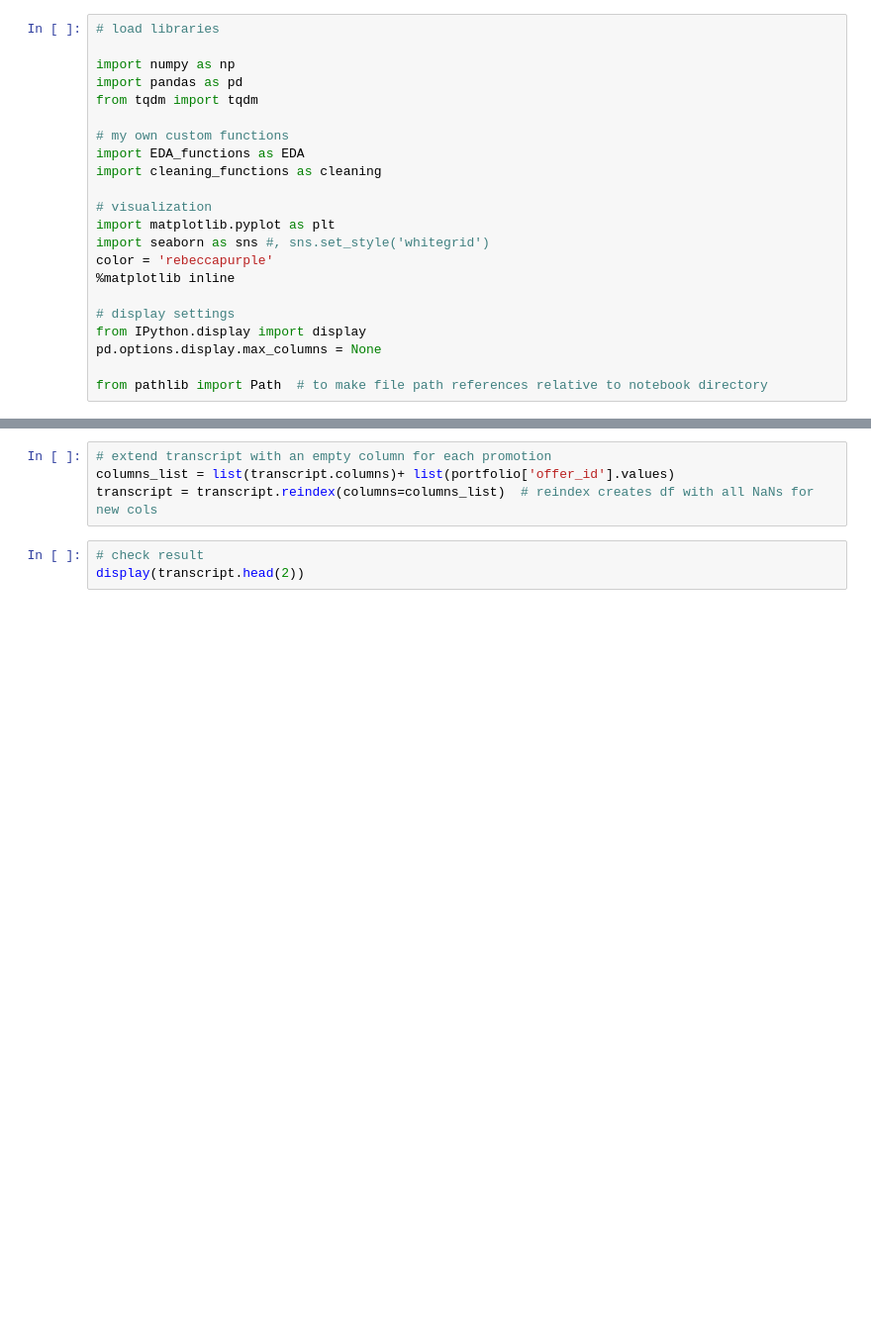
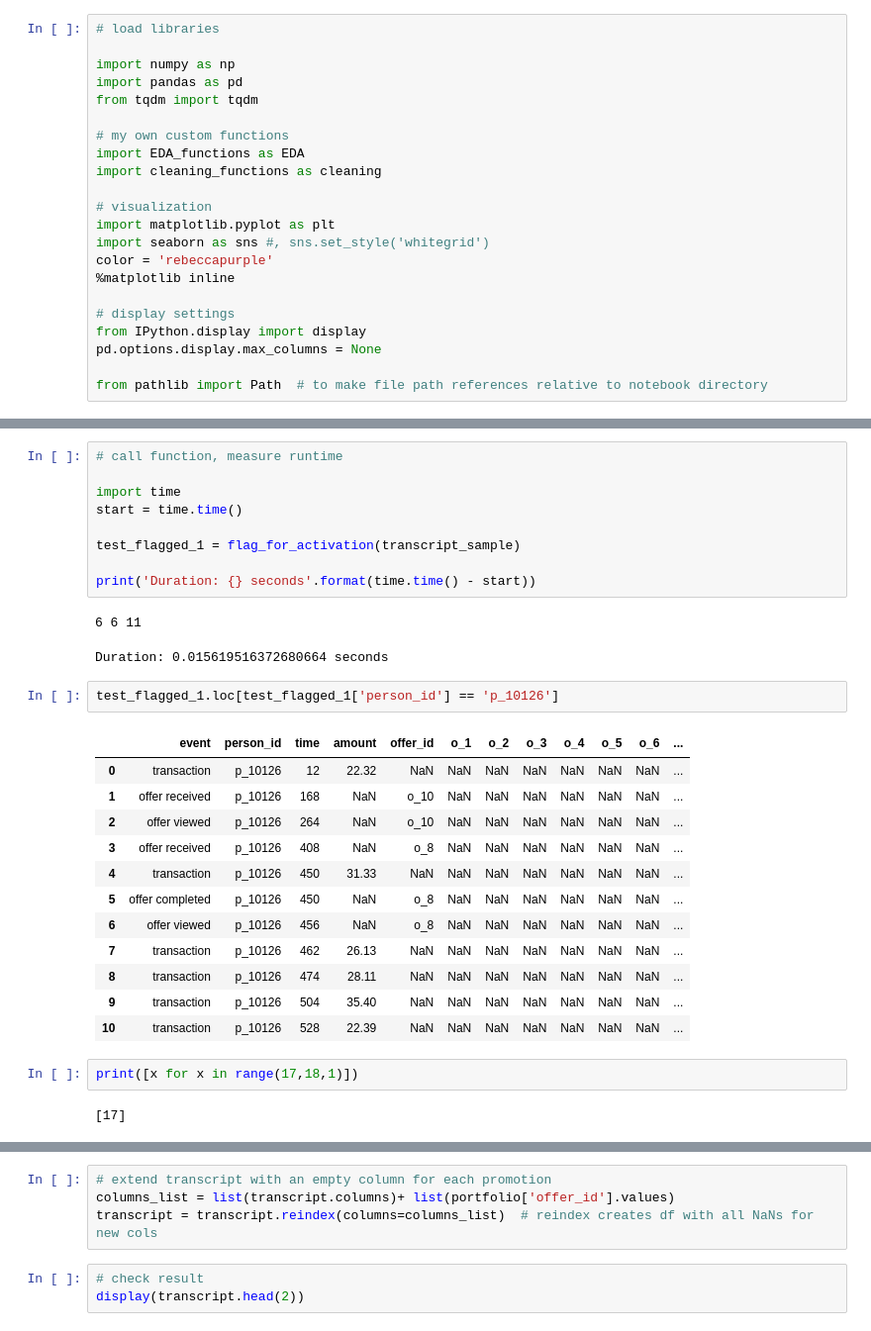
Before and after one commit to rbuerki/segmentation-challenge-starbucks, a Jupyter notebook: trashcan/temp_transaction flagging.ipynb, the cells around one changed output, grey strips where cells are left out. Shown at 99% size. Drawn from its saved outputs; the diff is of its cells as text; blank space fills up the shorter version.

```diff
--- a/trashcan/temp_transaction flagging.ipynb
+++ b/trashcan/temp_transaction flagging.ipynb
@@ -84,0 +99,31 @@ Categories (4, object): [offer received, offer viewed, transaction, offer comple
+# %%
+# call function, measure runtime
+
+import time
+start = time.time()
+
+test_flagged_1 = flag_for_activation(transcript_sample)
+
+print('Duration: {} seconds'.format(time.time() - start))
+# %% [output]
+6 6 11
+Duration: 0.015619516372680664 seconds
+# %%
+test_flagged_1.loc[test_flagged_1['person_id'] == 'p_10126']
+# %% [output]
+|  | event | person_id | time | amount | offer_id | o_1 | o_2 | o_3 | o_4 | o_5 | o_6 | ... |
+| 0 | transaction | p_10126 | 12 | 22.32 | NaN | NaN | NaN | NaN | NaN | NaN | NaN | ... |
+| 1 | offer received | p_10126 | 168 | NaN | o_10 | NaN | NaN | NaN | NaN | NaN | NaN | ... |
+| 2 | offer viewed | p_10126 | 264 | NaN | o_10 | NaN | NaN | NaN | NaN | NaN | NaN | ... |
+| 3 | offer received | p_10126 | 408 | NaN | o_8 | NaN | NaN | NaN | NaN | NaN | NaN | ... |
+| 4 | transaction | p_10126 | 450 | 31.33 | NaN | NaN | NaN | NaN | NaN | NaN | NaN | ... |
+| 5 | offer completed | p_10126 | 450 | NaN | o_8 | NaN | NaN | NaN | NaN | NaN | NaN | ... |
+| 6 | offer viewed | p_10126 | 456 | NaN | o_8 | NaN | NaN | NaN | NaN | NaN | NaN | ... |
+| 7 | transaction | p_10126 | 462 | 26.13 | NaN | NaN | NaN | NaN | NaN | NaN | NaN | ... |
+| 8 | transaction | p_10126 | 474 | 28.11 | NaN | NaN | NaN | NaN | NaN | NaN | NaN | ... |
+| 9 | transaction | p_10126 | 504 | 35.40 | NaN | NaN | NaN | NaN | NaN | NaN | NaN | ... |
+| 10 | transaction | p_10126 | 528 | 22.39 | NaN | NaN | NaN | NaN | NaN | NaN | NaN | ... |
+# %%
+print([x for x in range(17,18,1)])
+# %% [output]
+[17]
```
Also changed, not shown: parts of 26 cells of this notebook, 2 other files.
